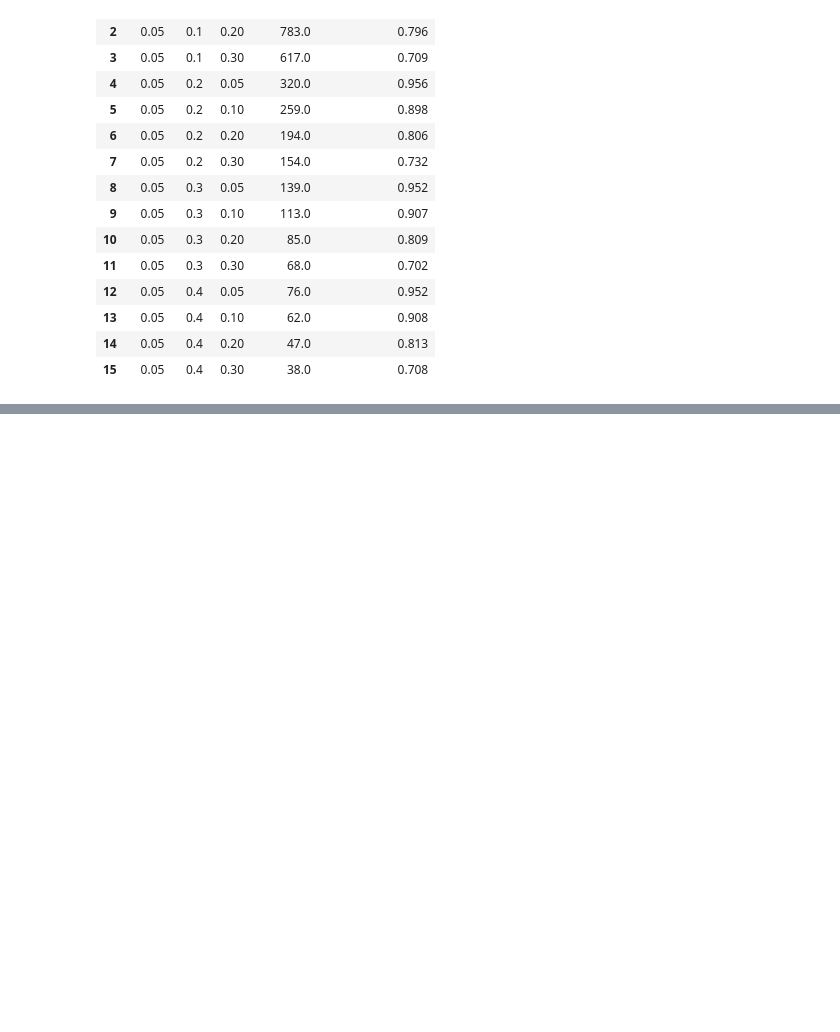
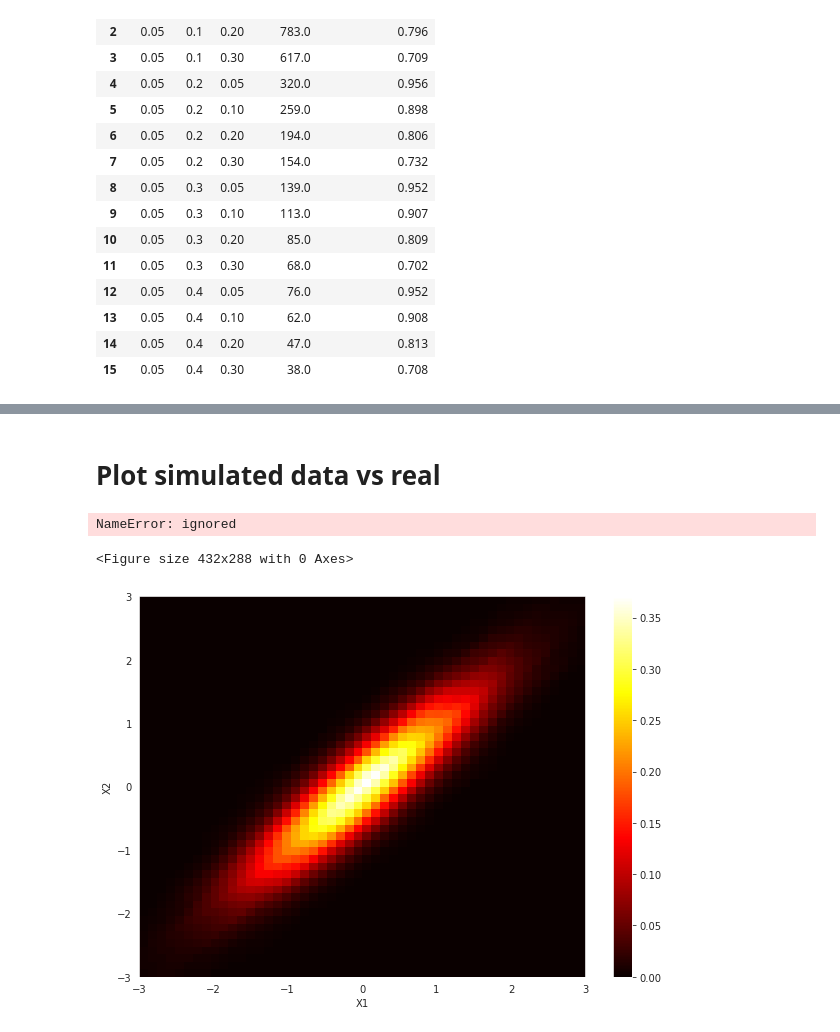
Before and after one commit to bettytan123/Sample-Size-Calculation, a Jupyter notebook: Correlation.ipynb, the cells around one changed output, grey strips where cells are left out. Cells and saved outputs as stored; diff of their text form; code cells hidden in the pictures; blank space fills up the shorter version.

```diff
--- a/Correlation.ipynb
+++ b/Correlation.ipynb
@@ -792,3 +835,17 @@ sinfo()
 # %%
 ## Python version
 !python --version
+# %% [markdown]
+# Plot simulated data vs real
+# %%
+#https://subscription.packtpub.com/book/big-data-and-business-intelligence/9781784390150/4/ch04lvl1sec41/trellis-plots
+#How to put things side by side
+data = train_gan[0]
+plt.figure()
+plot = rplot.RPlot(data, x='x1', y='x2')
+plot.add(rplot.TrellisGrid(['x1', 'x2']))
+plot.add(rplot.GeomHistogram())
+plot.render(plt.gcf())
+# %% [output]
+NameError: ignored
+<Figure size 432x288 with 0 Axes>
@@ -794,0 +867,43 @@ sinfo()
+# %%
+import numpy as np
+import matplotlib.pyplot as plt
+from scipy.stats import kde
+
+pop_n = 50_000
+pop_mu_vec = np.array([0,0])
+pop_sigma_matrix = np.array([[1.0 , 0.9], [0.9, 1.0]])
+
+# load the dataset
+# geyser = np.loadtxt("geyser.csv", delimiter=",", skiprows=1)
+geyser = scipy.stats.multivariate_normal.rvs(size=pop_n, mean=pop_mu_vec, cov=pop_sigma_matrix)
+
+# extract the columns
+duration = geyser[:,0]
+waiting = geyser[:,1]
+
+# create a scatter plot
+# plt.scatter(duration, waiting)
+# plt.xlim(0.5, 6)
+# plt.ylim(40, 100)
+
+# create a 2D kernel density estimate
+xmin, xmax, ymin, ymax = -3, 3, -3, 3
+X, Y = np.mgrid[xmin:xmax:50j, ymin:ymax:50j]
+positions = np.vstack([X.ravel(), Y.ravel()])
+values = np.vstack([duration, waiting])
+kernel = kde.gaussian_kde(values)
+f1 = np.reshape(kernel(positions).T, X.shape)
+
+# create an image plot of the density estimate
+plt.figure(figsize=(10,7))
+
+plt.imshow(f1, origin='lower', extent=[xmin, xmax, ymin, ymax], aspect='auto', cmap='hot')
+plt.colorbar()
+plt.grid(None)
+
+plt.xlabel('X1')
+plt.ylabel('X2')
+
+plt.show()
+# %% [output]
+[figure, added]
```
Also changed, not shown: parts of 29 cells of this notebook.
